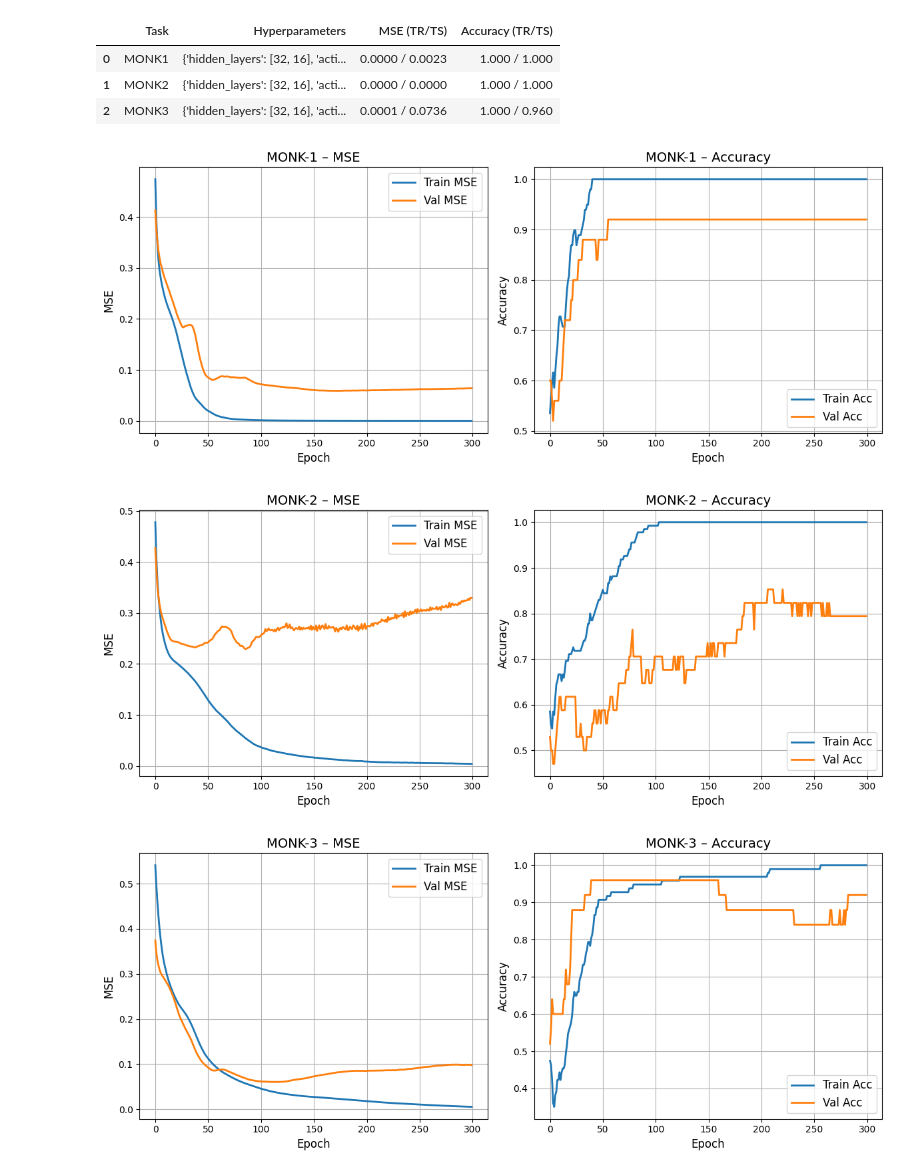
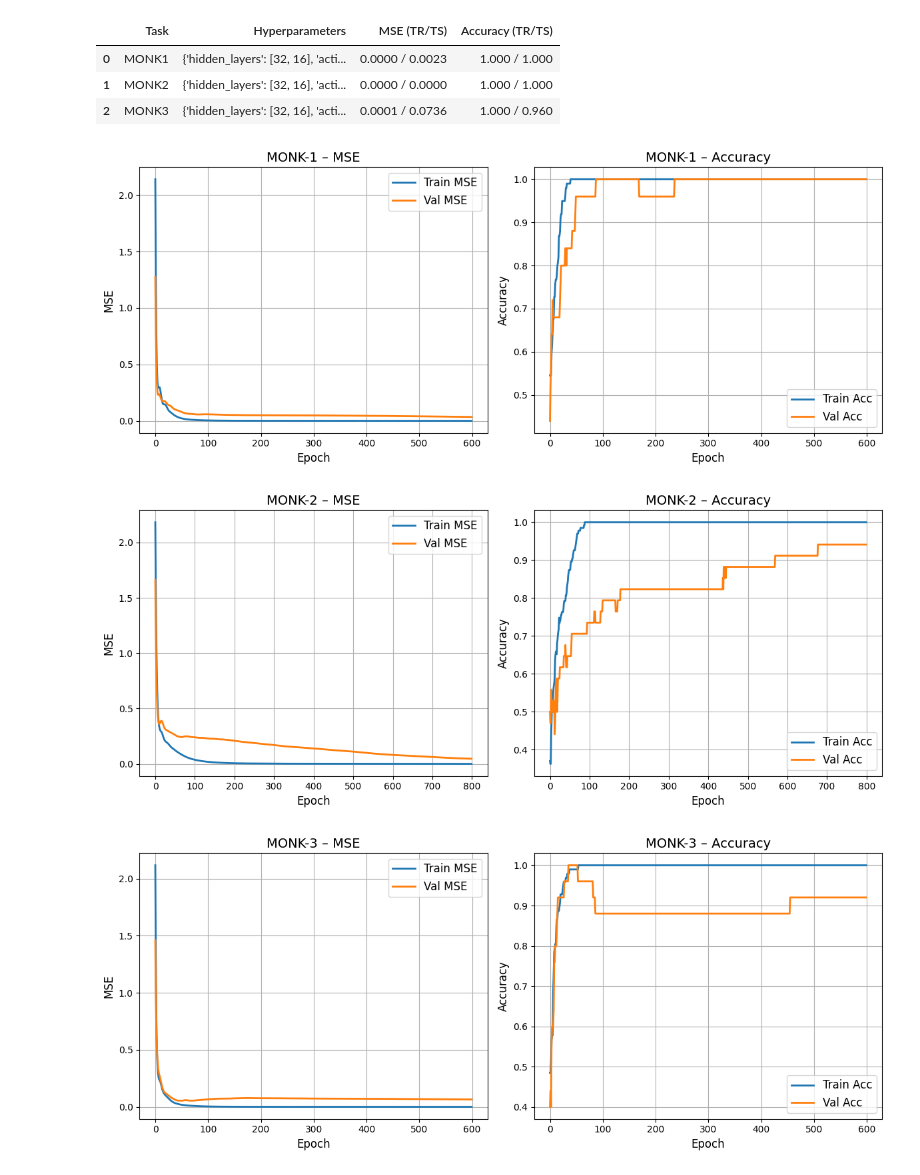
Before and after one commit to NourHamid04/ML-PAL-CUP, a Jupyter notebook: notebooks/00_MONK_experiments.ipynb, the cells around one changed output. Drawn from its saved outputs; the diff is of its cells as text; code cells hidden in the pictures.

```diff
--- a/notebooks/00_MONK_experiments.ipynb
+++ b/notebooks/00_MONK_experiments.ipynb
@@ -291,25 +297,61 @@ model1, hist1 = train_mlp_monk(
 model2, hist2 = train_mlp_monk(
     X2_tr, y2_tr_oh,
     X2_val, y2_val_oh,
-    hidden_layers=[16, 8],
-    lr=0.01,
-    weight_decay=0.0001,
-    epochs=300
+    hidden_layers=[32, 16],
+    lr=0.005,
+    weight_decay=0.001,
+    epochs=800,
+    batch_size=16,
+    seed=0
 )
 # %%
 model3, hist3 = train_mlp_monk(
     X3_tr, y3_tr_oh,
     X3_val, y3_val_oh,
-    hidden_layers=[16, 8],
-    lr=0.005,      # slightly smaller for MONK-3
+    hidden_layers=[32, 16],
+    lr=0.01,
     weight_decay=0.0001,
-    epochs=300
+    epochs=600,
+    batch_size=16,
+    seed=0
 )
-# %%
-plot_learning_curves(hist1, "MONK-1")
-plot_learning_curves(hist2, "MONK-2")
-plot_learning_curves(hist3, "MONK-3")
-# %% [output]
-[figure, removed]
-[figure, removed]
-[figure, removed]
+# %%
+import matplotlib.pyplot as plt
+
+def plot_learning_curves(history, title):
+    epochs = range(len(history["train_loss"]))
+
+    plt.figure(figsize=(12,5))
+
+    # --- MSE Plot ---
+    plt.subplot(1,2,1)
+    plt.plot(epochs, history["train_loss"], label="Train MSE", linewidth=2)
+    plt.plot(epochs, history["val_loss"], label="Val MSE", linewidth=2)
+    plt.title(f"{title} – MSE", fontsize=14)
+    plt.xlabel("Epoch", fontsize=12)
+    plt.ylabel("MSE", fontsize=12)
+    plt.legend(fontsize=12)
+    plt.grid(True)
+
+    # --- Accuracy Plot ---
+    plt.subplot(1,2,2)
+    plt.plot(epochs, history["train_acc"], label="Train Acc", linewidth=2)
+    plt.plot(epochs, history["val_acc"], label="Val Acc", linewidth=2)
+    plt.title(f"{title} – Accuracy", fontsize=14)
+    plt.xlabel("Epoch", fontsize=12)
+    plt.ylabel("Accuracy", fontsize=12)
+    plt.legend(fontsize=12)
+    plt.grid(True)
+
+    plt.tight_layout()
+    plt.show()
+
+
+# --- Generate all required plots ---
+plot_learning_curves(hist1, "MONK-1")
+plot_learning_curves(hist2, "MONK-2")
+plot_learning_curves(hist3, "MONK-3")
+# %% [output]
+[figure, added]
+[figure, added]
+[figure, added]
```
Also changed, not shown: parts of 2 cells of this notebook.
